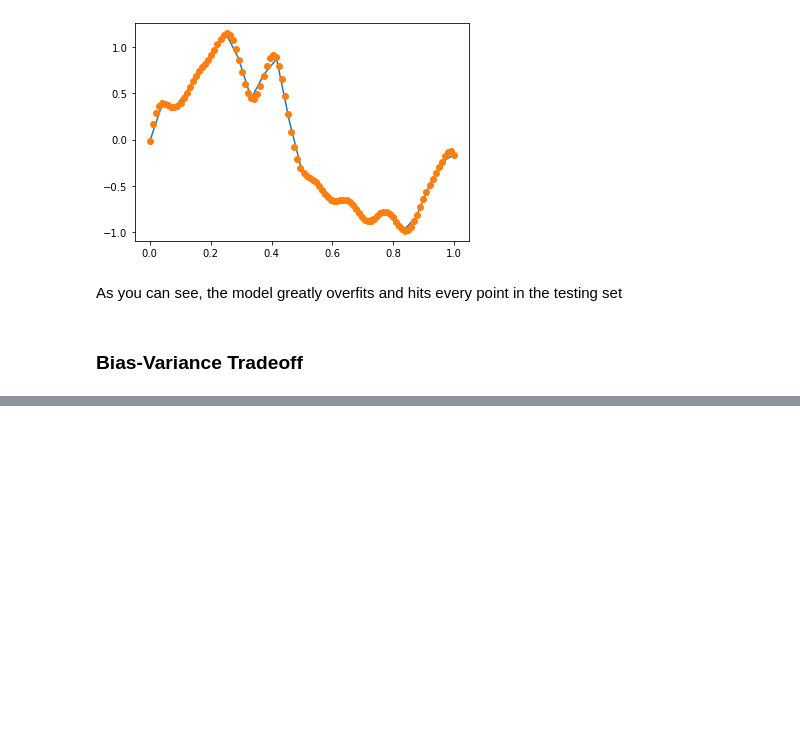
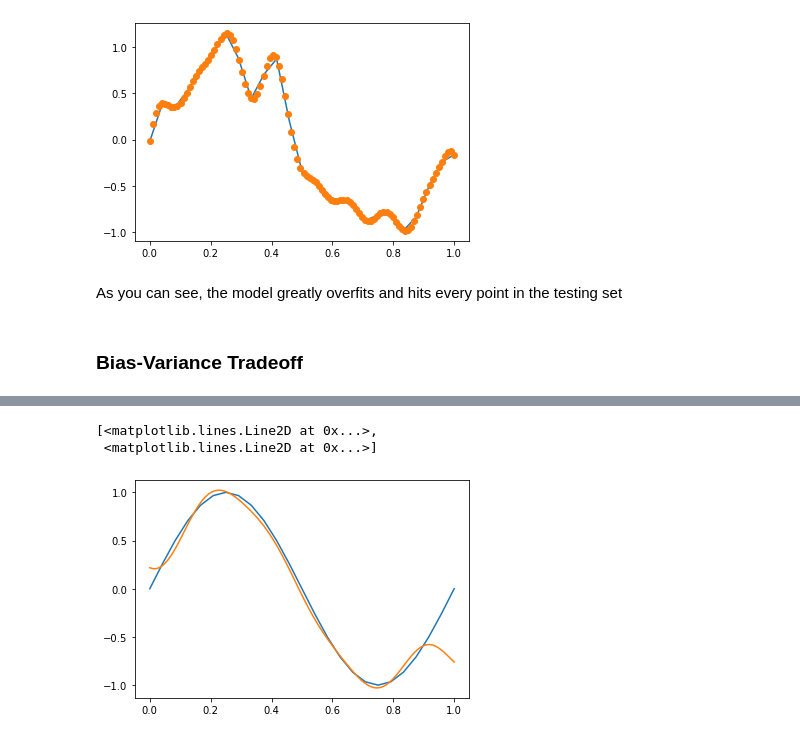
Before and after one commit to graterollin/PRML, a Jupyter notebook: hw3/HW3.ipynb, the cells around one changed output, grey strips where cells are left out. Saved outputs shown, nothing was run; the diff lists cells and outputs as text; code cells hidden in the pictures; blank space fills up the shorter version.

```diff
--- a/hw3/HW3.ipynb
+++ b/hw3/HW3.ipynb
@@ -310,0 +314,7 @@ Shape of model matrix (10, 100)
+# %%
+# Plotting the average model vs the true sine model
+plt.plot(input_data, sine, testing_set, column_means)
+# %% [output]
+[<matplotlib.lines.Line2D at 0x...>,
+ <matplotlib.lines.Line2D at 0x...>]
+[figure, added]
```
Also changed, not shown: parts of 1 cell of this notebook.
